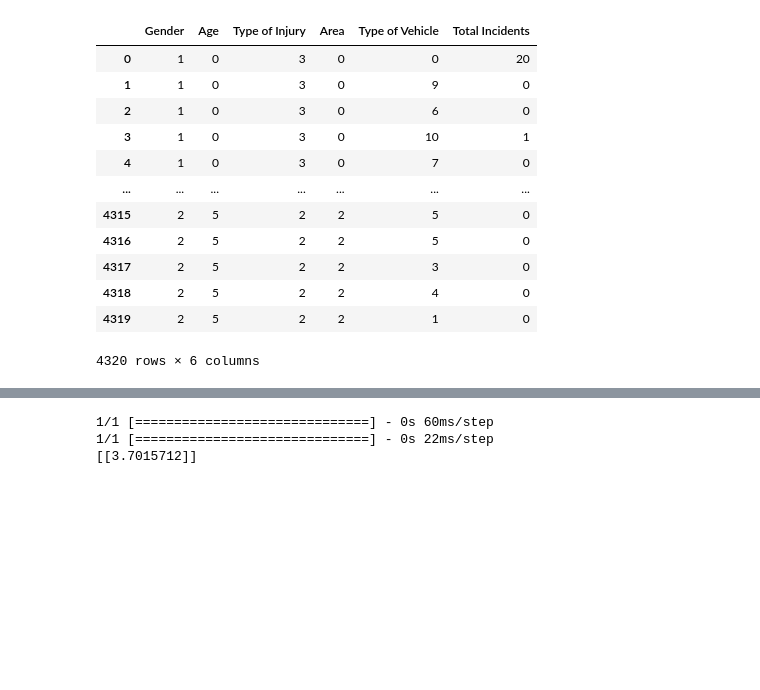
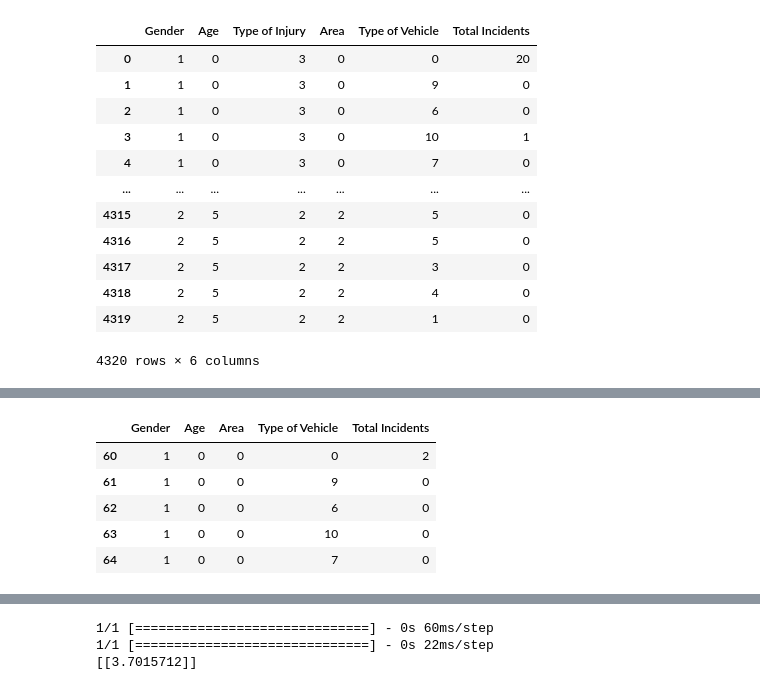
Before and after one commit to unord/KCL_Eksamensprojekt, a Jupyter notebook: AI_Model_Training/data/Model/Model.ipynb, the cells around one changed output, grey strips where cells are left out. Cells and saved outputs as stored; diff of their text form; code cells hidden in the pictures; blank space fills up the shorter version.

```diff
--- a/AI_Model_Training/data/Model/Model.ipynb
+++ b/AI_Model_Training/data/Model/Model.ipynb
@@ -76,3 +100,12 @@ df_encoded
+# %%
+injury_type_datasets[1].head()
+# %% [output]
+|  | Gender | Age | Area | Type of Vehicle | Total Incidents |
+| 60 | 1 | 0 | 0 | 0 | 2 |
+| 61 | 1 | 0 | 0 | 9 | 0 |
+| 62 | 1 | 0 | 0 | 6 | 0 |
+| 63 | 1 | 0 | 0 | 10 | 0 |
+| 64 | 1 | 0 | 0 | 7 | 0 |
 # %%
 # Define the number of folds for cross-validation
 n_splits = 5
```
Also changed, not shown: parts of 7 cells of this notebook.
